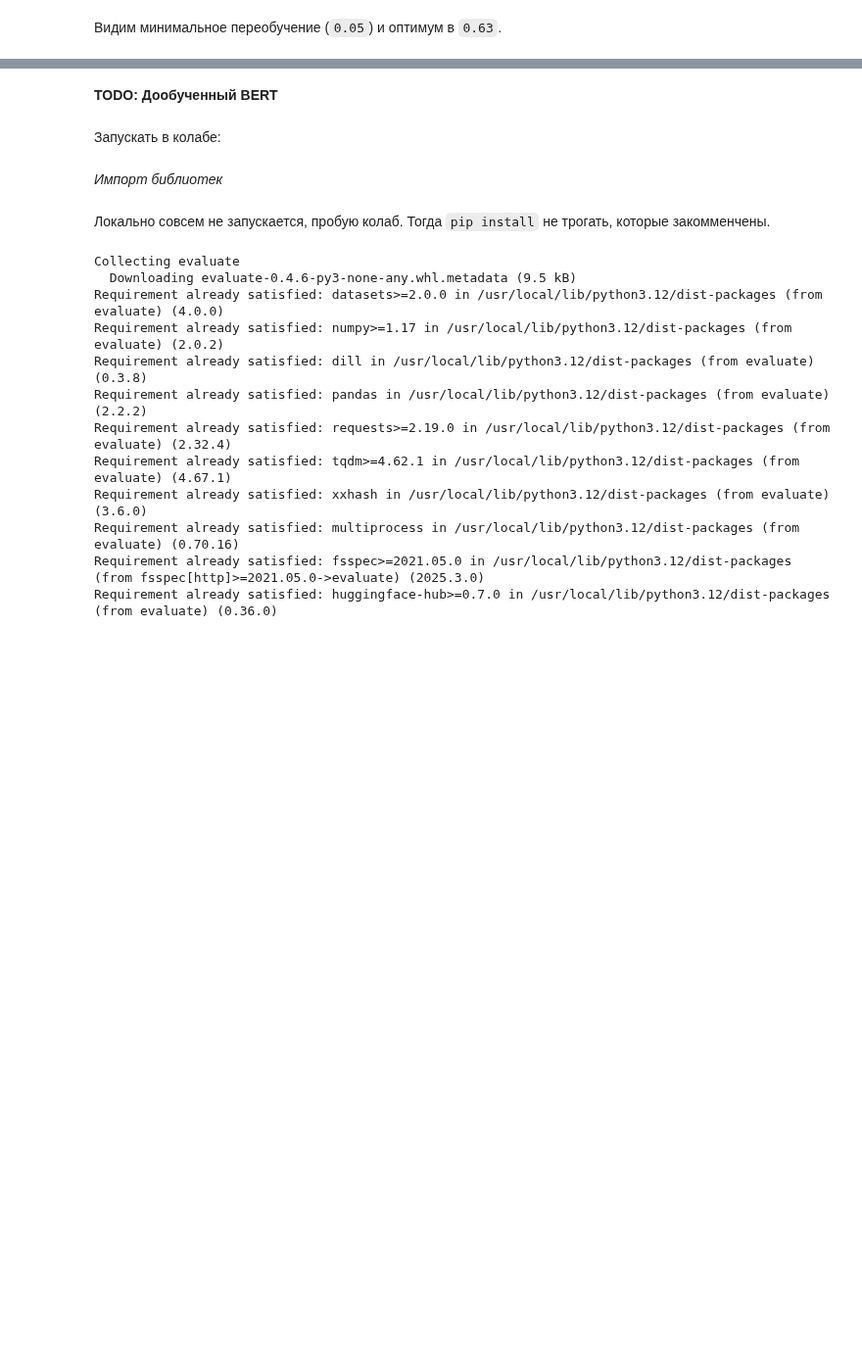
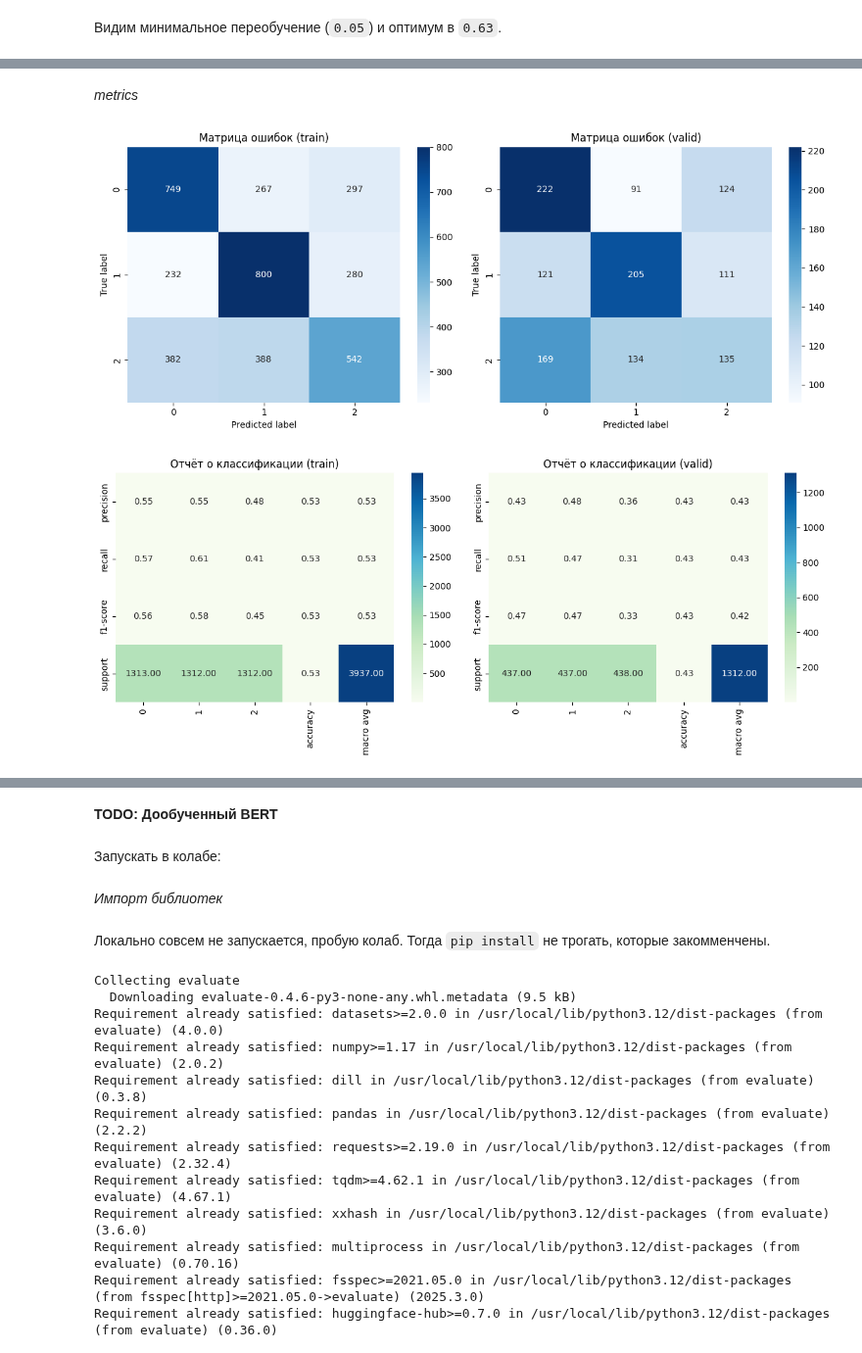
Before and after one commit to aefrt/llm-detection, a Jupyter notebook: model.ipynb, the cells around one changed output, grey strips where cells are left out. Shown at 98% size. Cells and saved outputs as stored; diff of their text form; code cells hidden in the pictures; blank space fills up the shorter version.

```diff
--- a/model.ipynb
+++ b/model.ipynb
@@ -164,6 +164,15 @@ val_cutoff = round(df.shape[0] * .8)
 train_df = df.iloc[:train_cutoff, [2, 1]]
 val_df = df.iloc[train_cutoff:val_cutoff, [2, 1]]
 test_df = df.iloc[val_cutoff:, [2, 1]]
+# %%
+# new
+prompts_list = df.prompt.unique()
+train_cutoff = round(prompts_list.size * .6)
+val_cutoff = round(prompts_list.size * .8)
+
+train_df = df.loc[df.prompt.isin(prompts_list[:train_cutoff]), :].iloc[:, [2, 1]]
+val_df = df.loc[df.prompt.isin(prompts_list[train_cutoff:val_cutoff]), :].iloc[:, [2, 1]]
+test_df = df.loc[df.prompt.isin(prompts_list[val_cutoff:]), :].iloc[:, [2, 1]]
 # %%
 X_train = train_df.iloc[:, 0]
 y_train = train_df.iloc[:, 1].replace({'human_output': 0, 'model_output': 1, 'human_edits': 2})
@@ -709,0 +725,6 @@ cb_res.to_csv('cb_res3.csv')
+# %%
+lr = LogisticRegression()
+# %%
+%%time
+
+lr.fit(X_train_lemmatized, y_train)
@@ -709,0 +735,3 @@ cb_res.to_csv('cb_res3.csv')
+# %%
+y_train_pred = lr.predict(X_train_lemmatized)
+y_val_pred = lr.predict(X_val_lemmatized)
@@ -709,0 +741,7 @@ cb_res.to_csv('cb_res3.csv')
+# %% [markdown]
+_metrics_
+# %%
+plot_metrics(y_train, y_train_pred, y_val, y_val_pred)
+# %% [output]
+[figure, added]
+[figure, added]
```
Also changed, not shown: parts of 52 cells of this notebook, 1 other file.
